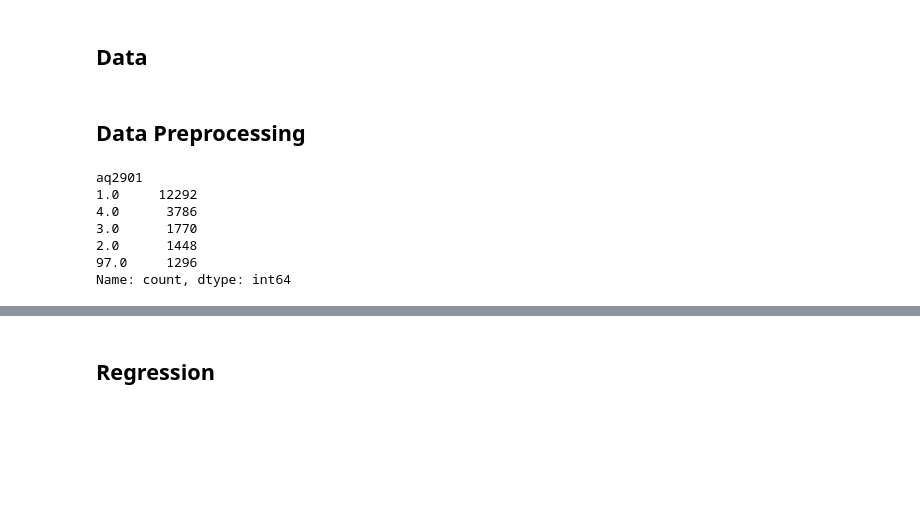
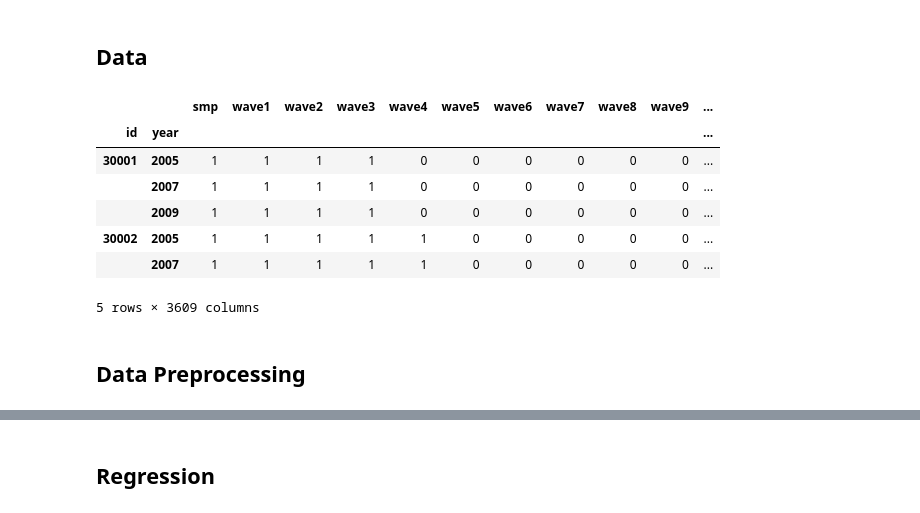
Before and after one commit to dev-zinc/52hours_per_week, a Jupyter notebook: 52hours_per_week.ipynb, the cells around one changed output, grey strips where cells are left out. Saved outputs shown, nothing was run; the diff lists cells and outputs as text; code cells hidden in the pictures; blank space fills up the shorter version.

```diff
--- a/52hours_per_week.ipynb
+++ b/52hours_per_week.ipynb
@@ -12,13 +14,26 @@ import seaborn as sns
 # %%
 file_path = 'resources\Desktoppanel.csv'
 data = pd.read_csv(file_path)
+# %%
+data.head()
+# %% [output]
+|  |  | smp | wave1 | wave2 | wave3 | wave4 | wave5 | wave6 | wave7 | wave8 | wave9 | ... |
+| id | year |  |  |  |  |  |  |  |  |  |  | ... |
+| 30001 | 2005 | 1 | 1 | 1 | 1 | 0 | 0 | 0 | 0 | 0 | 0 | ... |
+|  | 2007 | 1 | 1 | 1 | 1 | 0 | 0 | 0 | 0 | 0 | 0 | ... |
+|  | 2009 | 1 | 1 | 1 | 1 | 0 | 0 | 0 | 0 | 0 | 0 | ... |
+| 30002 | 2005 | 1 | 1 | 1 | 1 | 1 | 0 | 0 | 0 | 0 | 0 | ... |
+|  | 2007 | 1 | 1 | 1 | 1 | 1 | 0 | 0 | 0 | 0 | 0 | ... |
+5 rows × 3609 columns
 # %% [markdown]
 ## Data Preprocessing
 # %%
+na_replacement = -9999
+
 회사법인_구분 = 'aq2002'
 상장여부 = 'aq2003'
 전문경영인_유무 = 'aq2004'
-기업_경영체제 = 'aq2901'
+경영형태 = 'aq2901'
 
 
 주식회사 = 1
@@ -41,6 +56,32 @@ data = pd.read_csv(file_path)
 미상장 = 4
 
 
+기업체_변화 = ['aq2012r4', 'aq2012r5', 'aq2012r6', 'aq2012r7', 'aq2012r8', 'aq2012r11', 'aq2012r13', 'aq2012r14']
+
+
+경영_형태 = 'aq2901'
+사업체_업력 = 'w_age'
+주력_제품의_국내_시장_경쟁_정도 = 'aq3008'
+사업장_혁신_유형 = 'aq3901'
+능력_근무성적_태도_등에_대해_평가_실시함 = 'cq1001'
+성과배분제도_운영_여부 = 'cq3001'
+우리사주제도_실시_여부 = 'cq3008'
+지난_2년_동안_직무분석_실시한_적_있음 = 'dq1007b'
+사무직_근로자의_초과근로가_정기적으로_이루어지는_정도 = 'dq3023'
+선택적_근무시간제를_운영함 = 'dq3025'
+탄력적_근로시간제를_운영함 = 'dq3027'
+작년말_기준_노동조합이_있음 = 'mq1001'
+작년_말_기준_노사협의회가_있음 = 'nq1004'
+
+
+당기_매출액 = 'fpq2001'
+전체_근로자_수 = 'epq3008'
+주_근로시간_1인당_2013까지 = 'dq3919'
+주_초과_근로시간_1인당_2013까지 = 'dq3920'
+주_근로시간_1인당_2015이후 = 'per_week'
+주_근로시간_1인당 = 주_근로시간_1인당_2015이후
+
+
 def determine_management_system(row):
     if row[전문경영인_유무] == 예:
         return 전문경영체제
@@ -51,20 +92,31 @@ def determine_management_system(row):
     else:
         return 소유경영체제
 
+
+# X
+Independent_var_keys = [
+    경영_형태, 사업체_업력, *기업체_변화, 주력_제품의_국내_시장_경쟁_정도, 사업장_혁신_유형, 능력_근무성적_태도_등에_대해_평가_실시함,
+    성과배분제도_운영_여부, 우리사주제도_실시_여부, 지난_2년_동안_직무분석_실시한_적_있음, 사무직_근로자의_초과근로가_정기적으로_이루어지는_정도,
+    선택적_근무시간제를_운영함, 탄력적_근로시간제를_운영함, 작년말_기준_노동조합이_있음, 작년_말_기준_노사협의회가_있음
+]
+
+# y
+개인당_노동생산성_변화량 = 'y'
+
+
+data[주_근로시간_1인당] = data[주_근로시간_1인당_2015이후].combine_first(
+    data[주_근로시간_1인당_2013까지] + data[주_초과_근로시간_1인당_2013까지]
+).fillna(na_replacement)
+
+data[개인당_노동생산성_변화량] = data[당기_매출액] / (data[전체_근로자_수] * data[주_근로시간_1인당])
+data[개인당_노동생산성_변화량] = log(data[개인당_노동생산성_변화량].where(data[개인당_노동생산성_변화량] > 0, 1e-10))
 fixed_management_data = data[[전문경영인_유무, 상장여부, 회사법인_구분]].apply(determine_management_system, axis=1).fillna(해당없음)
+data[경영_형태] = data[경영형태].combine_first(fixed_management_data)
 
-data[기업_경영체제] = data[기업_경영체제].combine_first(fixed_management_data)
-data = pd.get_dummies(data, columns=[], drop_first=True)
+pre_X = data[[*Independent_var_keys]]
+data[[*Independent_var_keys]] = pre_X.fillna(na_replacement)
 
-data[기업_경영체제].value_counts()
+# data[]
-# %% [output]
-aq2901
-1.0     12292
-4.0      3786
-3.0      1770
-2.0      1448
-97.0     1296
-Name: count, dtype: int64
 # %% [markdown]
 ## Estimation Structure
 
```
Also changed, not shown: parts of 5 cells of this notebook.
